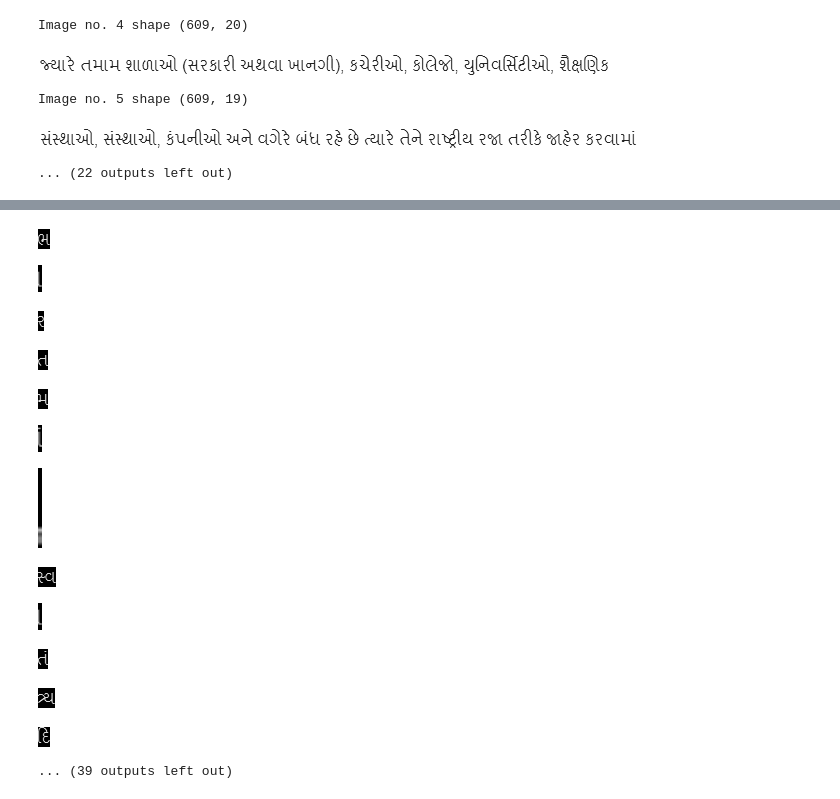
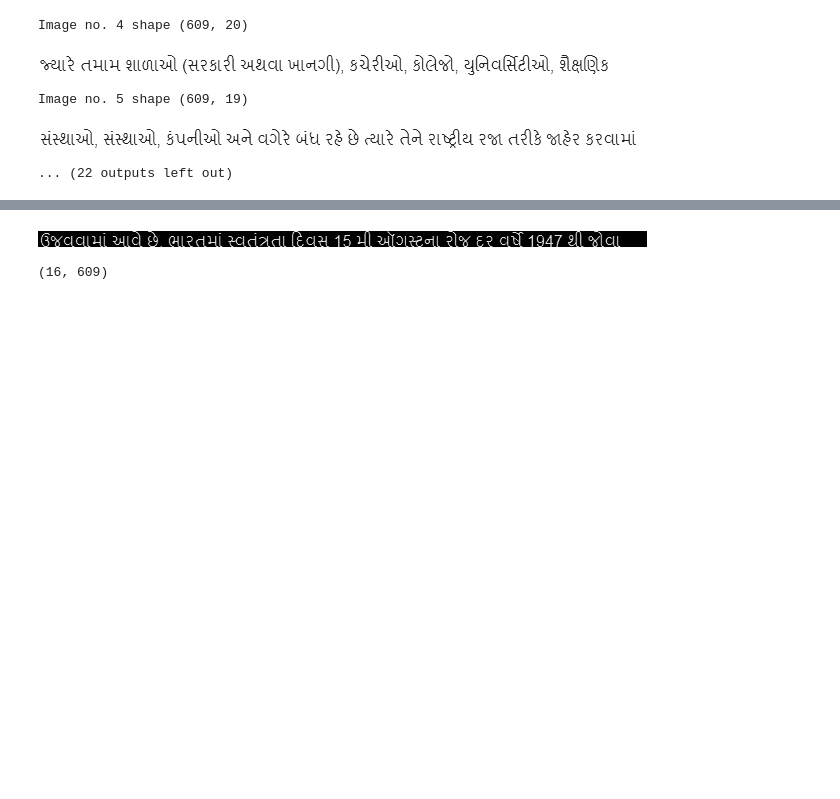
Before and after one commit to smartm13/smartm13, a Jupyter notebook: PIL_image_2lines_2chars.ipynb, the cells around one changed output, grey strips where cells are left out. Drawn from its saved outputs; the diff is of its cells as text; code cells hidden in the pictures; blank space fills up the shorter version.

```diff
--- a/PIL_image_2lines_2chars.ipynb
+++ b/PIL_image_2lines_2chars.ipynb
@@ -93,12 +86,0 @@ blackcols_i=list(iv[0] for iv in filter(lambda xiv:xiv[1]<row_thresh,enumerate(s
-# %%
-chars=[[]]
-black_chars=[[]]
-for c in range(sample_line.size[0]):
-    cthcol=sample_ar[:,c]
-    if c not in blackcols_i:
-        chars[-1].append(cthcol)
-    else:
-        chars[-1] and chars.append([])
-if not chars[-1]:chars[-1:]=[]
-[display(Image.fromarray(np.uint8(charsI).T)) for charsI in chars]
-0
@@ -119,31 +87,32 @@ if not chars[-1]:chars[-1:]=[]
 # %%
+lineno=1
+import PIL.ImageOps
+sample_line=PIL.ImageOps.invert(ims[lineno])
+sample_ar=np.asarray(sample_line)
+display(sample_line)
+print(sample_ar.shape)
+row_thresh=80
+blackcols_i=list(iv[0] for iv in filter(lambda xiv:xiv[1]<row_thresh,enumerate(sample_ar.max(axis=0).tolist())))
+
 boxes=[]
 for c in range(1,sample_line.size[0]):
     if c not in blackcols_i:#c-whitebox
         if c-1 not in blackcols_i:#c-1whitebox
             pass#zaaundee
         else:#c-1blackbox
             boxes.append([c,-1])#make new whitebox-init with c
     else:#c-blackbox
         if c-1 not in blackcols_i:#c-1whitebox
             boxes[-1][1]=c#end old whitebox-with c
         else:#c-1black
             pass#zaaundee
 if boxes[-1][-1]==-1:boxes[-1][-1]=c
-boxes
-[display(Image.fromarray(np.uint8(sample_ar[:,bxS:bxE]))) for bxS,bxE in boxes if bxS!=bxE]
-0
+#boxes
+rp=[(Image.fromarray(np.uint8(sample_ar[:,bxS:bxE])),[bxS,bxE]) for bxS,bxE in boxes if bxS!=bxE]
+def showrpi(rpi):
+    display(rpi[0])
+    print(rpi[1])
+#[showrpi(rpi) for rpi in rp] and 0
 # %% [output]
-[figure, old version]
+[figure, new version]
-[figure, removed]
-[figure, removed]
-[figure, removed]
-[figure, removed]
-[figure, removed]
-[figure, removed]
-[figure, removed]
-[figure, removed]
-[figure, removed]
-[figure, removed]
-[figure, removed]
-... (39 outputs left out)
+(16, 609)
```
Also changed, not shown: parts of 11 cells of this notebook.
